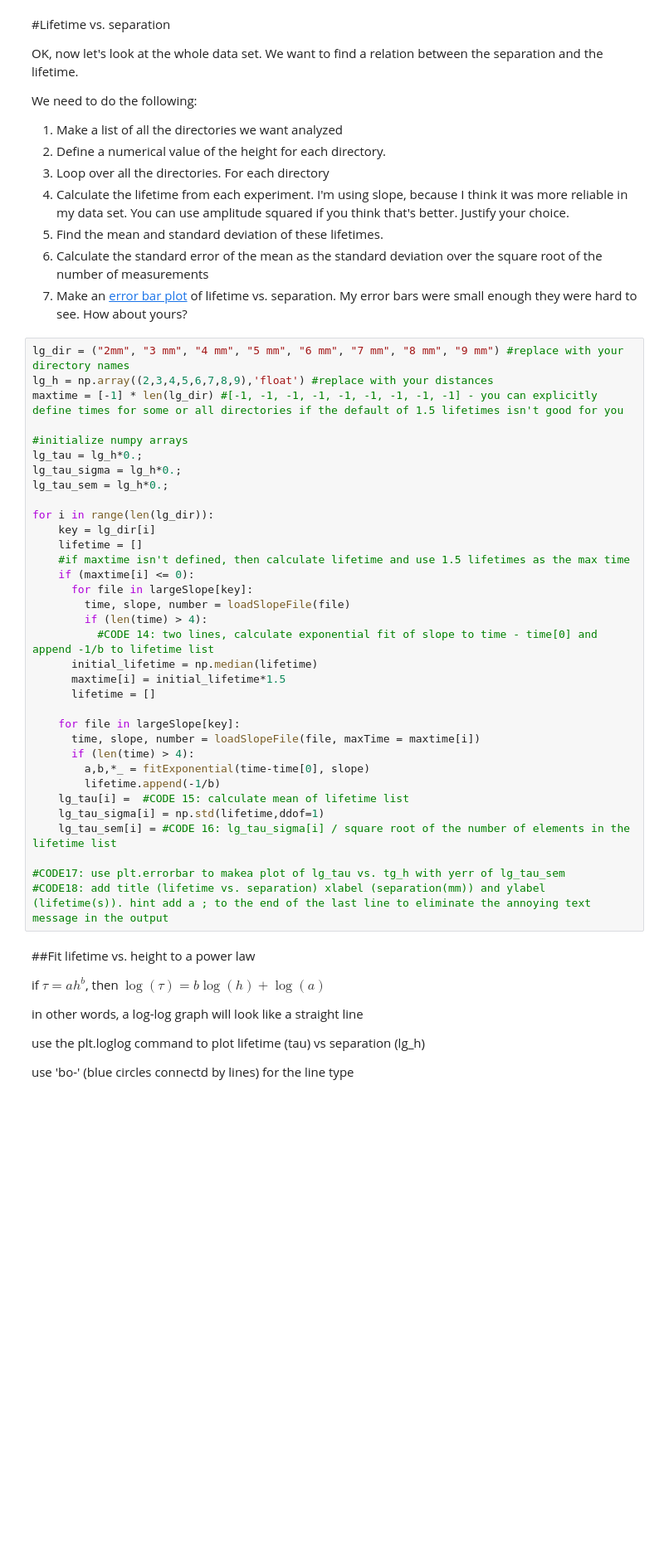
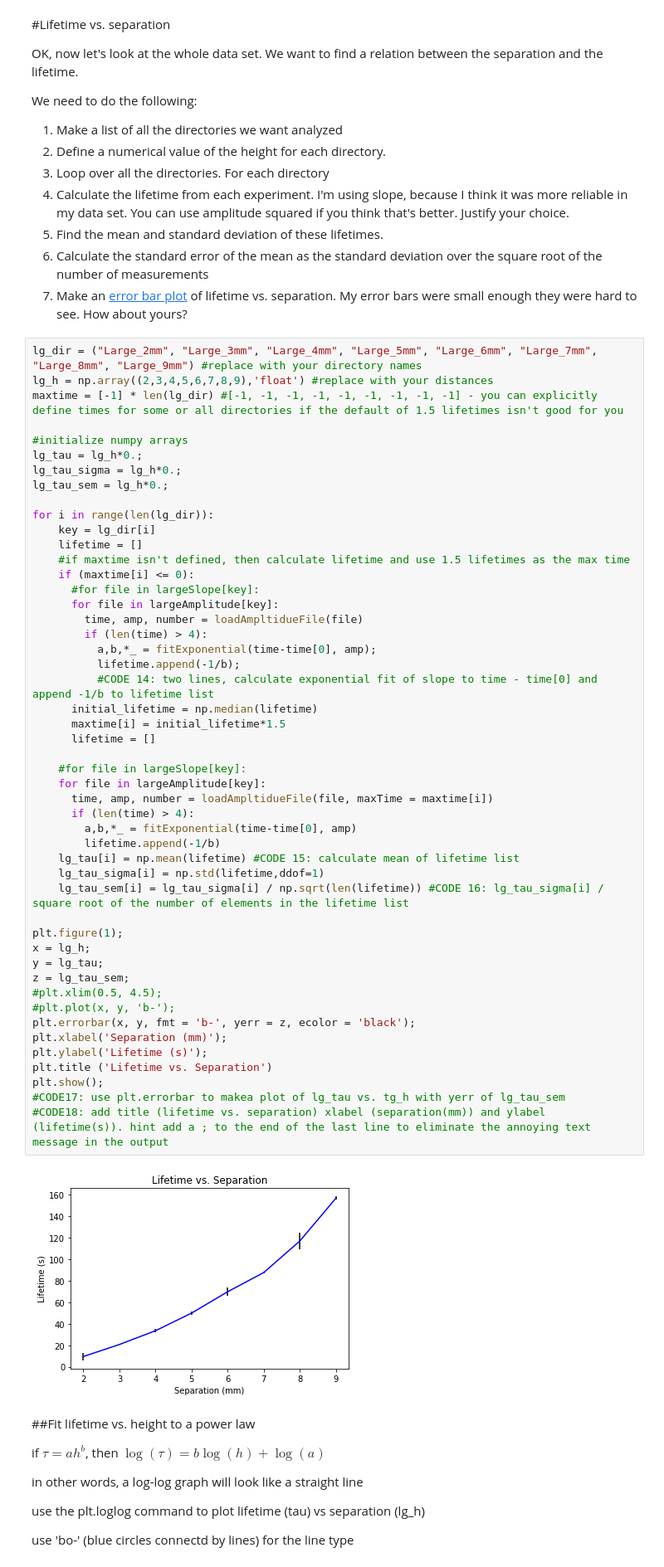
Before and after one commit to NYUExperimentalPhysics1-2021/labanalysis2-zittacheng, a Jupyter notebook: LabAnalysis2.ipynb, the cells around one changed output. Shown at 83% size. Saved outputs shown, nothing was run; the diff lists cells and outputs as text; blank space fills up the shorter version.

```diff
--- a/LabAnalysis2.ipynb
+++ b/LabAnalysis2.ipynb
@@ -273,39 +359,56 @@ We need to do the following:
   1. Calculate the standard error of the mean as the standard deviation over the square root of the number of measurements
 1. Make an [error bar plot](https://physics.nyu.edu/pine/pymanual/html/chap5/chap5_plot.html#error-bars) of lifetime vs. separation. My error bars were small enough they were hard to see. How about yours?
 # %%
-lg_dir = ("2mm", "3 mm", "4 mm", "5 mm", "6 mm", "7 mm", "8 mm", "9 mm") #replace with your directory names
+lg_dir = ("Large_2mm", "Large_3mm", "Large_4mm", "Large_5mm", "Large_6mm", "Large_7mm", "Large_8mm", "Large_9mm") #replace with your directory names
 lg_h = np.array((2,3,4,5,6,7,8,9),'float') #replace with your distances
 maxtime = [-1] * len(lg_dir) #[-1, -1, -1, -1, -1, -1, -1, -1, -1] - you can explicitly define times for some or all directories if the default of 1.5 lifetimes isn't good for you
 
 #initialize numpy arrays
 lg_tau = lg_h*0.;
 lg_tau_sigma = lg_h*0.;
 lg_tau_sem = lg_h*0.;
 
 for i in range(len(lg_dir)):
     key = lg_dir[i]
     lifetime = []
     #if maxtime isn't defined, then calculate lifetime and use 1.5 lifetimes as the max time
     if (maxtime[i] <= 0):
-      for file in largeSlope[key]:
-        time, slope, number = loadSlopeFile(file)
+      #for file in largeSlope[key]:
+      for file in largeAmplitude[key]:
+        time, amp, number = loadAmpltidueFile(file)
         if (len(time) > 4):
+          a,b,*_ = fitExponential(time-time[0], amp);
+          lifetime.append(-1/b);
           #CODE 14: two lines, calculate exponential fit of slope to time - time[0] and append -1/b to lifetime list
       initial_lifetime = np.median(lifetime)
       maxtime[i] = initial_lifetime*1.5
       lifetime = []
 
-    for file in largeSlope[key]:
-      time, slope, number = loadSlopeFile(file, maxTime = maxtime[i])
+    #for file in largeSlope[key]:
+    for file in largeAmplitude[key]:
+      time, amp, number = loadAmpltidueFile(file, maxTime = maxtime[i])
       if (len(time) > 4):
-        a,b,*_ = fitExponential(time-time[0], slope)
+        a,b,*_ = fitExponential(time-time[0], amp)
         lifetime.append(-1/b)
-    lg_tau[i] =  #CODE 15: calculate mean of lifetime list
+    lg_tau[i] = np.mean(lifetime) #CODE 15: calculate mean of lifetime list
     lg_tau_sigma[i] = np.std(lifetime,ddof=1)
-    lg_tau_sem[i] = #CODE 16: lg_tau_sigma[i] / square root of the number of elements in the lifetime list
+    lg_tau_sem[i] = lg_tau_sigma[i] / np.sqrt(len(lifetime)) #CODE 16: lg_tau_sigma[i] / square root of the number of elements in the lifetime list
 
+plt.figure(1);
+x = lg_h;
+y = lg_tau;
+z = lg_tau_sem;
+#plt.xlim(0.5, 4.5);
+#plt.plot(x, y, 'b-');
+plt.errorbar(x, y, fmt = 'b-', yerr = z, ecolor = 'black');
+plt.xlabel('Separation (mm)');
+plt.ylabel('Lifetime (s)');
+plt.title ('Lifetime vs. Separation')
+plt.show();
 #CODE17: use plt.errorbar to makea plot of lg_tau vs. tg_h with yerr of lg_tau_sem
 #CODE18: add title (lifetime vs. separation) xlabel (separation(mm)) and ylabel (lifetime(s)). hint add a ; to the end of the last line to eliminate the annoying text message in the output
+# %% [output]
+[figure, added]
 # %% [markdown]
 ##Fit lifetime vs. height to a power law
 
```
Also changed, not shown: parts of 18 cells of this notebook.
